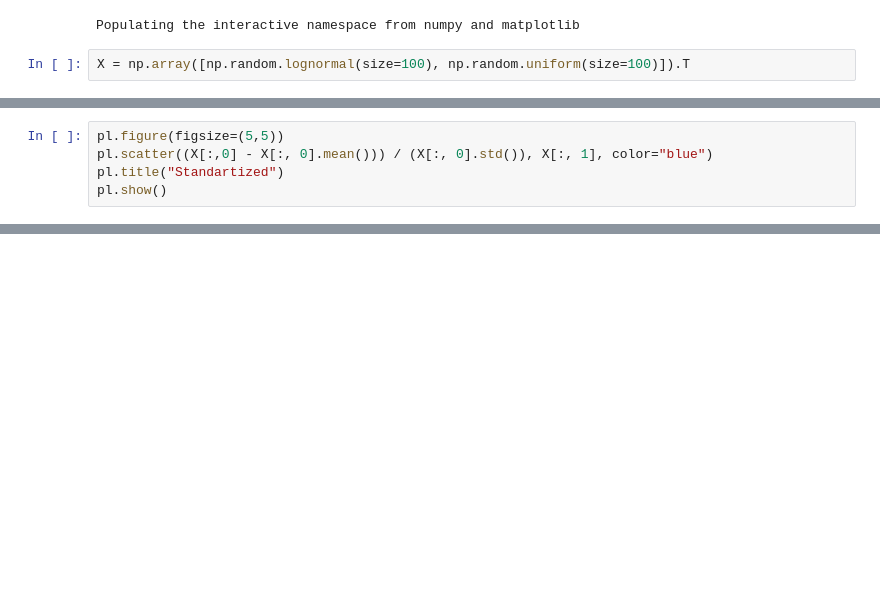
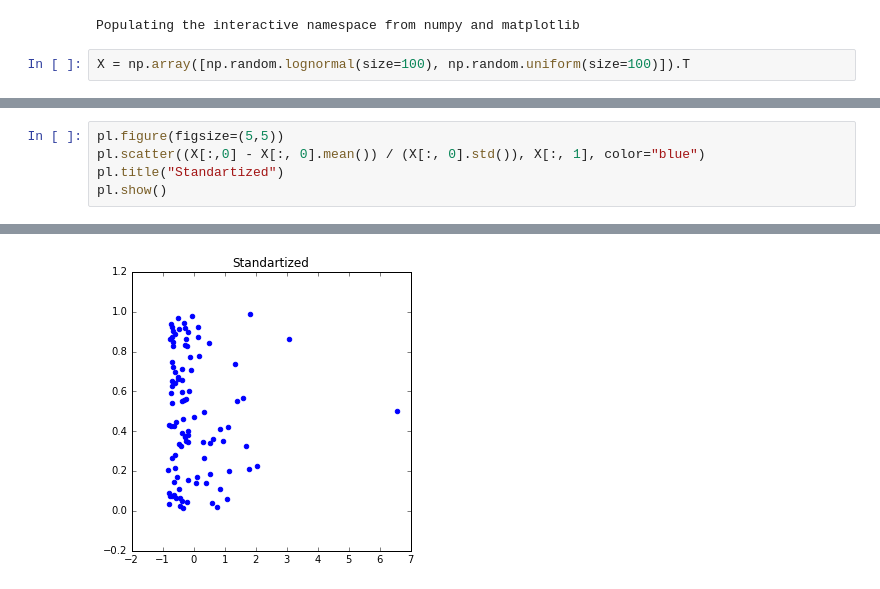
Before and after one commit to mihanlg/data_mining, a Jupyter notebook: sem3/transforms-st.ipynb, the cells around one changed output, grey strips where cells are left out. Cells and saved outputs as stored; diff of their text form; blank space fills up the shorter version.

```diff
--- a/sem3/transforms-st.ipynb
+++ b/sem3/transforms-st.ipynb
@@ -24,6 +24,6 @@ pl.show()
 # %%
 pl.figure(figsize=(5,5))
-pl.scatter((X[:,0] - X[:, 0].mean())) / (X[:, 0].std()), X[:, 1], color="blue")
+pl.scatter((X[:,0] - X[:, 0].mean()) / (X[:, 0].std()), X[:, 1], color="blue")
 pl.title("Standartized")
 pl.show()
 # %% [output]
@@ -31,3 +30,4 @@ SyntaxError: invalid syntax (<ipython-input-11-d24c4db414de>, line 2)
+[figure, added]
 # %%
 pl.figure(figsize=(5,5))
 pl.scatter(np.log(X[:,0]), X[:, 1], color="blue")
```
Also changed, not shown: parts of 5 cells of this notebook, 1 other file.
